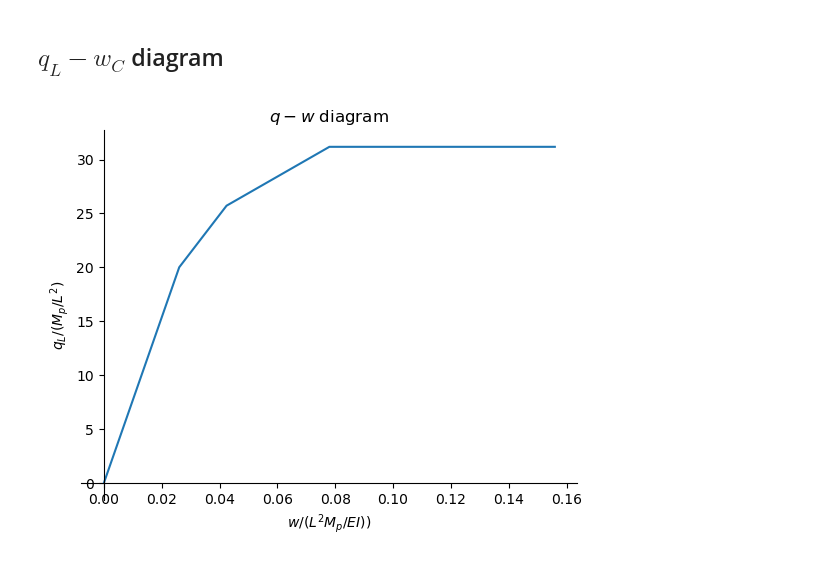
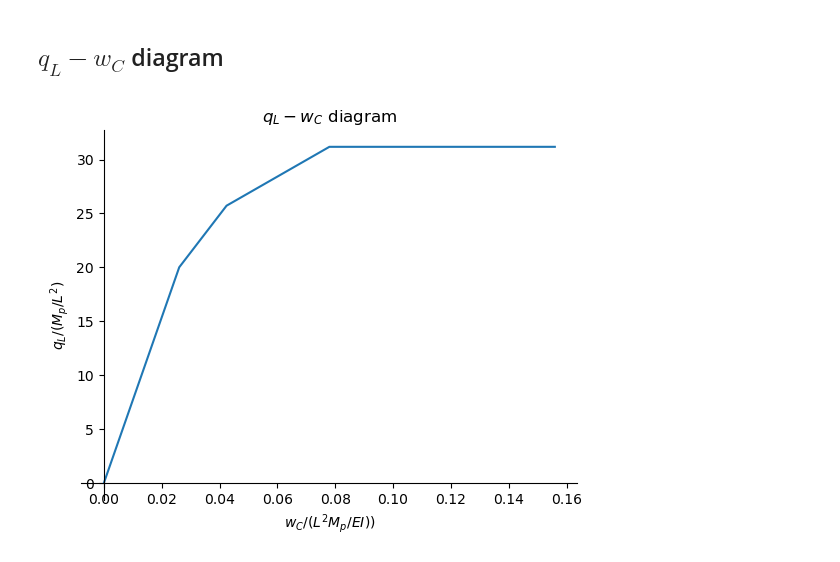
Before and after one commit to TeachBooks/Structural-Mechanics-4, a Jupyter notebook: book/advanced_structural_mechanics/Example_2_lecture_3_plasticity.ipynb, the cells around one changed output. Cells and saved outputs as stored; diff of their text form; code cells hidden in the pictures.

```diff
--- a/book/advanced_structural_mechanics/Example_2_lecture_3_plasticity.ipynb
+++ b/book/advanced_structural_mechanics/Example_2_lecture_3_plasticity.ipynb
@@ -179,12 +178,12 @@ q_list = [0,q1.coeff(M_p/L**2),q2.coeff(M_p/L**2),q3.coeff(M_p/L**2),q3.coeff(M_
 # %%
 # Plot the q_L-w diagram
 plt.plot(w_list,q_list)
-plt.xlabel('$w / (L^2 M_p / EI))$')
+plt.xlabel('$w_C / (L^2 M_p / EI))$')
 plt.ylabel('$q_L / (M_p / L^2)$')
-plt.title('$q-w$ diagram')
+plt.title('$q_L-w_C$ diagram')
 plt.gca().spines['right'].set_color('none')
 plt.gca().spines['top'].set_color('none')
 plt.gca().spines['bottom'].set_position('zero')
 plt.gca().spines['left'].set_position('zero')
 # %% [output]
-[figure, old version]
+[figure, new version]
```
Also changed, not shown: parts of 2 cells of this notebook.
